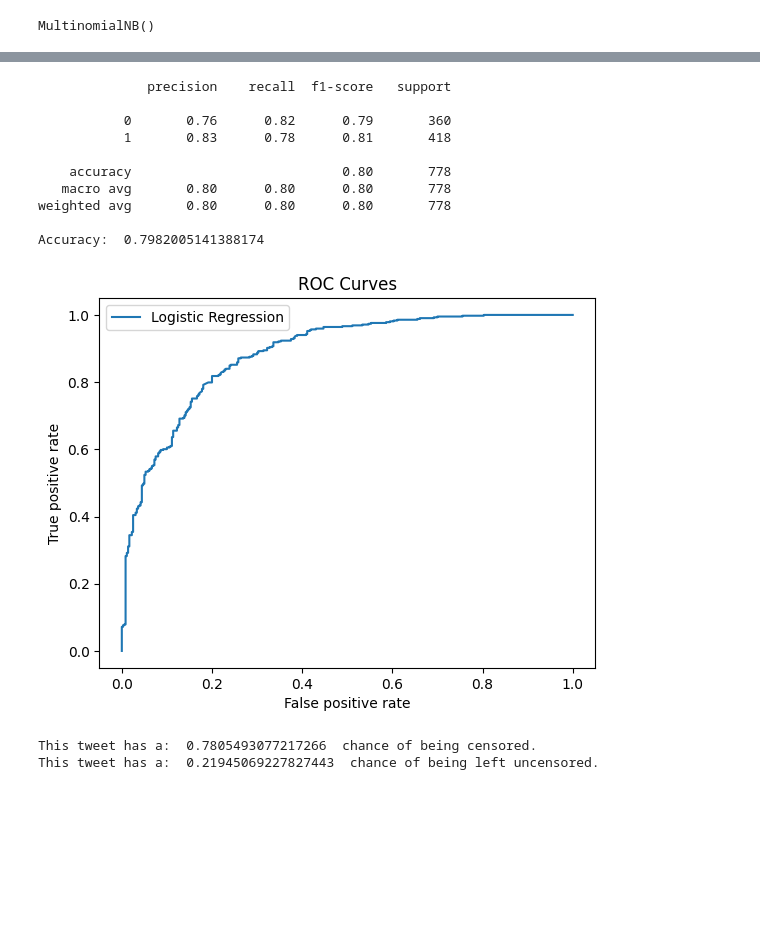
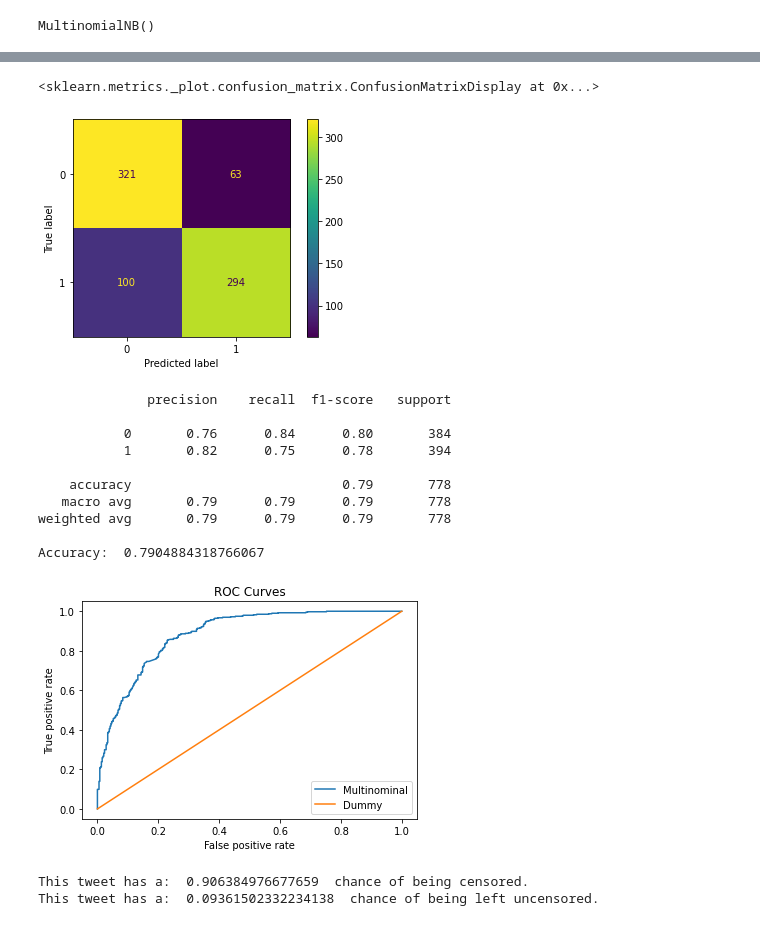
Before and after one commit to cormacmadden/Predicting-Tweet-Censorship, a Jupyter notebook: Src/multiNominalNB.ipynb, the cells around one changed output, grey strips where cells are left out. Drawn from its saved outputs; the diff is of its cells as text; code cells hidden in the pictures; blank space fills up the shorter version.

```diff
--- a/Src/multiNominalNB.ipynb
+++ b/Src/multiNominalNB.ipynb
@@ -43,6 +45,6 @@ x_train.head()
 Name: text, dtype: object
 # %%
-cv = CountVectorizer()
+cv = CountVectorizer(stop_words='english', lowercase='True')
 # %%
 x_traincv=cv.fit_transform(x_train)
 x_train.iloc[0]
@@ -91,33 +113,47 @@ testmessage
 predictions=mnb.predict(x_testcv)
 # %%
 a=np.array(y_test)
+# %%
+log_reg_cm = confusion_matrix(y_test, predictions, labels=mnb.classes_)
+disp = ConfusionMatrixDisplay(confusion_matrix= log_reg_cm , display_labels=mnb.classes_)
+disp.plot()
+# %% [output]
+<sklearn.metrics._plot.confusion_matrix.ConfusionMatrixDisplay at 0x...>
+[figure, added]
 # %%
-confusion_matrix(y_test, predictions)
+
 print(classification_report(y_test, predictions))
 print("Accuracy: ", mnb.score(x_testcv, y_test))
 # %% [output]
               precision    recall  f1-score   support
 
-           0       0.76      0.82      0.79       360
-           1       0.83      0.78      0.81       418
+           0       0.76      0.84      0.80       384
+           1       0.82      0.75      0.78       394
 
-    accuracy                           0.80       778
-   macro avg       0.80      0.80      0.80       778
-weighted avg       0.80      0.80      0.80       778
+    accuracy                           0.79       778
+   macro avg       0.79      0.79      0.79       778
+weighted avg       0.79      0.79      0.79       778
 
-Accuracy:  0.7982005141388174
+Accuracy:  0.7904884318766067
 # %%
 scores = mnb.predict_proba(x_testcv)
+fpr, tpr, _ = roc_curve(y_test, scores[:, 1])
+plt.plot(fpr, tpr)
+
+#dummy
+dummy = DummyClassifier(strategy="most_frequent")
+dummy.fit(x_train, y_train)
+scores = dummy.predict_proba(x_test)
 fpr, tpr, _ = roc_curve(y_test, scores[:, 1])
 plt.plot(fpr, tpr)
 
 #Plot
 plt.title('ROC Curves')
 plt.xlabel('False positive rate'); plt.ylabel('True positive rate')
-plt.legend(['Logistic Regression'])
+plt.legend(['Multinominal', 'Dummy'])
 plt.show()
 # %% [output]
-[figure, old version]
+[figure, new version]
 # %%
 testSentence = ["the earth is flat"]
 sentenceTransformed=cv.transform(testSentence)
@@ -125,5 +161,5 @@ result = mnb.predict_proba(sentenceTransformed)
 print("This tweet has a: ", result[0,1], " chance of being censored.")
 print("This tweet has a: ", result[0,0], " chance of being left uncensored.")
 # %% [output]
-This tweet has a:  0.7805493077217266  chance of being censored.
-This tweet has a:  0.21945069227827443  chance of being left uncensored.
+This tweet has a:  0.906384976677659  chance of being censored.
+This tweet has a:  0.09361502332234138  chance of being left uncensored.
```
Also changed, not shown: parts of 7 cells of this notebook, 1 other file.
